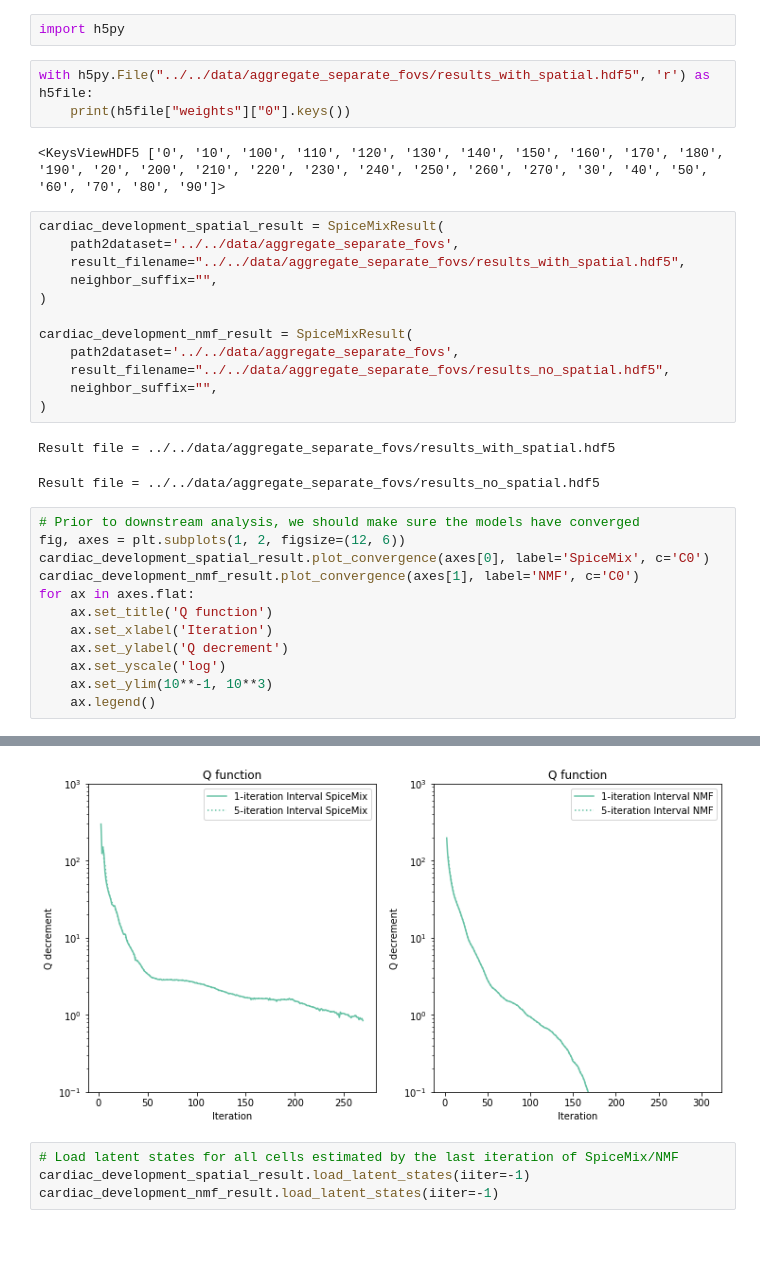
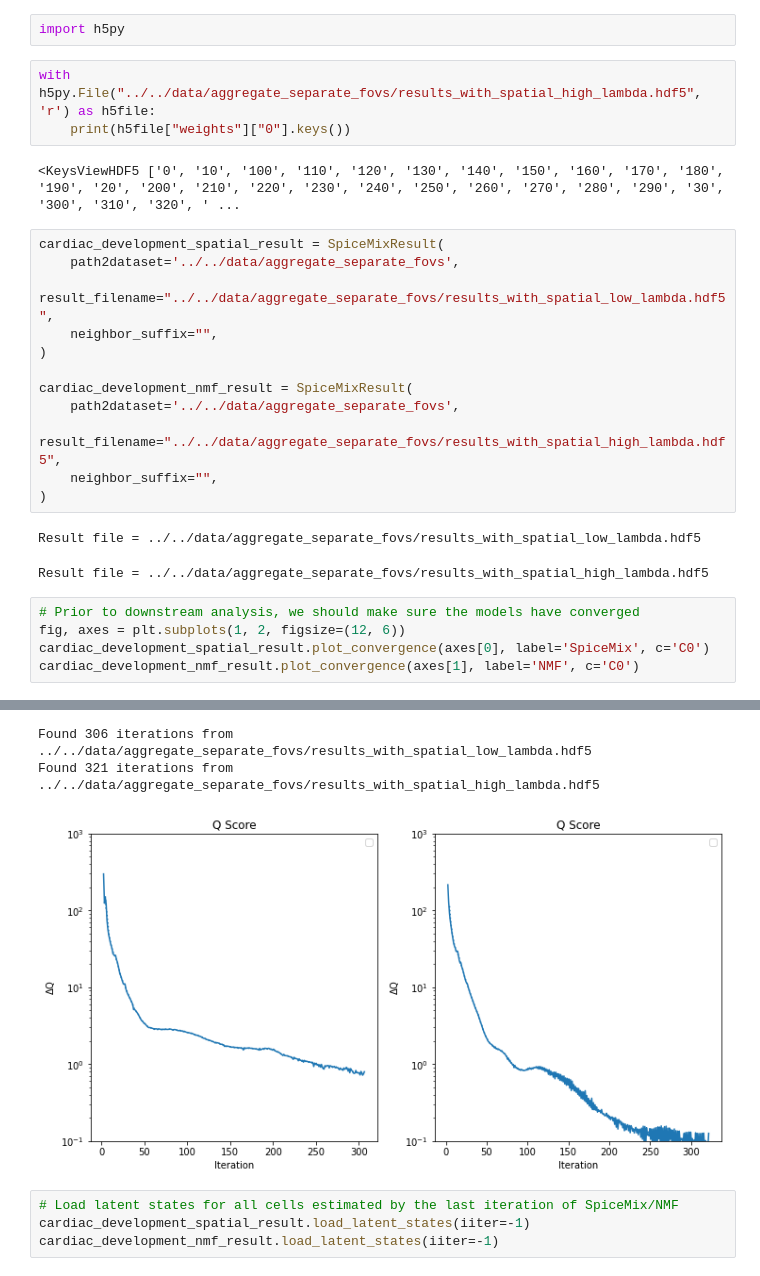
Before and after one commit to alam-shahul/popari, a Jupyter notebook: SpiceMix/analyze_results.ipynb, the cells around one changed output, grey strips where cells are left out. Drawn from its saved outputs; the diff is of its cells as text; blank space fills up the shorter version.

```diff
--- a/SpiceMix/analyze_results.ipynb
+++ b/SpiceMix/analyze_results.ipynb
@@ -22,35 +24,28 @@ HTML("""
 # %%
 import h5py
 # %%
-with h5py.File("../../data/aggregate_separate_fovs/results_with_spatial.hdf5", 'r') as h5file:
+with h5py.File("../../data/aggregate_separate_fovs/results_with_spatial_high_lambda.hdf5", 'r') as h5file:
     print(h5file["weights"]["0"].keys())
 # %% [output]
-<KeysViewHDF5 ['0', '10', '100', '110', '120', '130', '140', '150', '160', '170', '180', '190', '20', '200', '210', '220', '230', '240', '250', '260', '270', '30', '40', '50', '60', '70', '80', '90']>
+<KeysViewHDF5 ['0', '10', '100', '110', '120', '130', '140', '150', '160', '170', '180', '190', '20', '200', '210', '220', '230', '240', '250', '260', '270', '280', '290', '30', '300', '310', '320', ' ...
 # %%
 cardiac_development_spatial_result = SpiceMixResult(
     path2dataset='../../data/aggregate_separate_fovs',
-    result_filename="../../data/aggregate_separate_fovs/results_with_spatial.hdf5",
+    result_filename="../../data/aggregate_separate_fovs/results_with_spatial_low_lambda.hdf5",
     neighbor_suffix="",
 )
 
 cardiac_development_nmf_result = SpiceMixResult(
     path2dataset='../../data/aggregate_separate_fovs',
-    result_filename="../../data/aggregate_separate_fovs/results_no_spatial.hdf5",
+    result_filename="../../data/aggregate_separate_fovs/results_with_spatial_high_lambda.hdf5",
     neighbor_suffix="",
 )
 # %% [output]
-Result file = ../../data/aggregate_separate_fovs/results_with_spatial.hdf5
+Result file = ../../data/aggregate_separate_fovs/results_with_spatial_low_lambda.hdf5
-Result file = ../../data/aggregate_separate_fovs/results_no_spatial.hdf5
+Result file = ../../data/aggregate_separate_fovs/results_with_spatial_high_lambda.hdf5
 # %%
 # Prior to downstream analysis, we should make sure the models have converged
 fig, axes = plt.subplots(1, 2, figsize=(12, 6))
 cardiac_development_spatial_result.plot_convergence(axes[0], label='SpiceMix', c='C0')
 cardiac_development_nmf_result.plot_convergence(axes[1], label='NMF', c='C0')
-for ax in axes.flat:
-    ax.set_title('Q function')
-    ax.set_xlabel('Iteration')
-    ax.set_ylabel('Q decrement')
-    ax.set_yscale('log')
-    ax.set_ylim(10**-1, 10**3)
-    ax.legend()
 # %% [output]
@@ -59,4 +54,6 @@ Found 308 iterations from ../../data/aggregate_separate_fovs/results_no_spatial.
+Found 306 iterations from ../../data/aggregate_separate_fovs/results_with_spatial_low_lambda.hdf5
+Found 321 iterations from ../../data/aggregate_separate_fovs/results_with_spatial_high_lambda.hdf5
-[figure, old version]
+[figure, new version]
 # %%
 # Load latent states for all cells estimated by the last iteration of SpiceMix/NMF
 cardiac_development_spatial_result.load_latent_states(iiter=-1)
```
Also changed, not shown: parts of 18 cells of this notebook, 12 other files.
